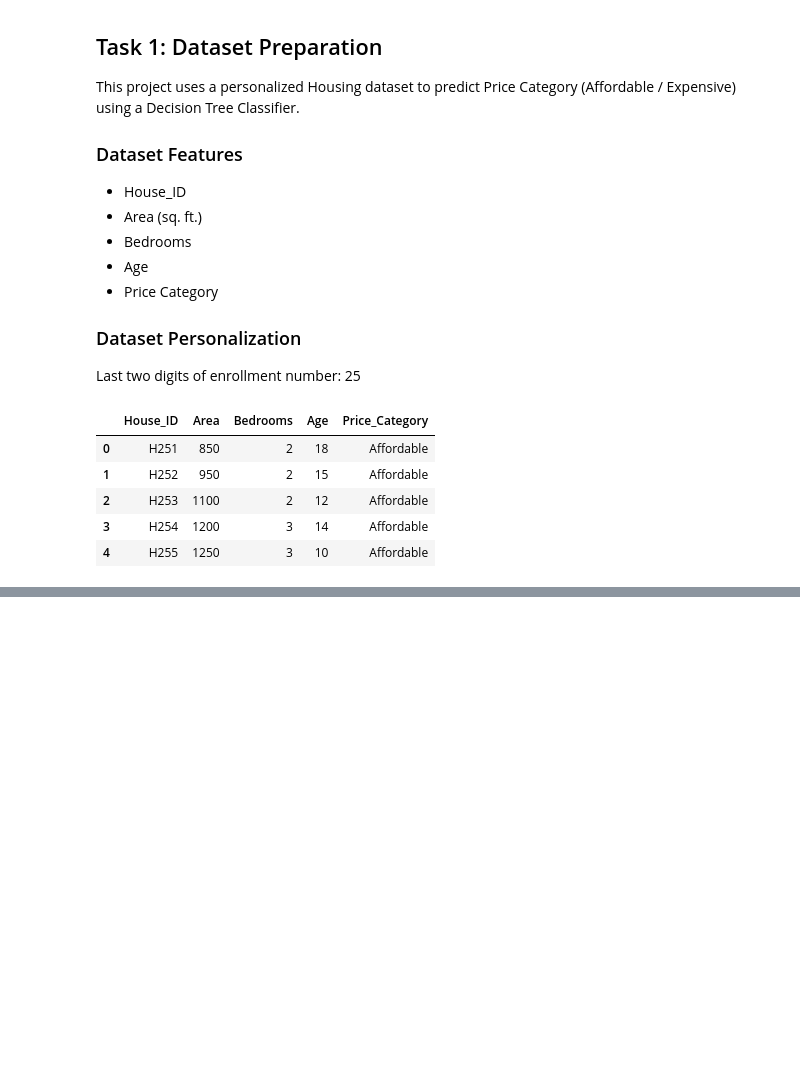
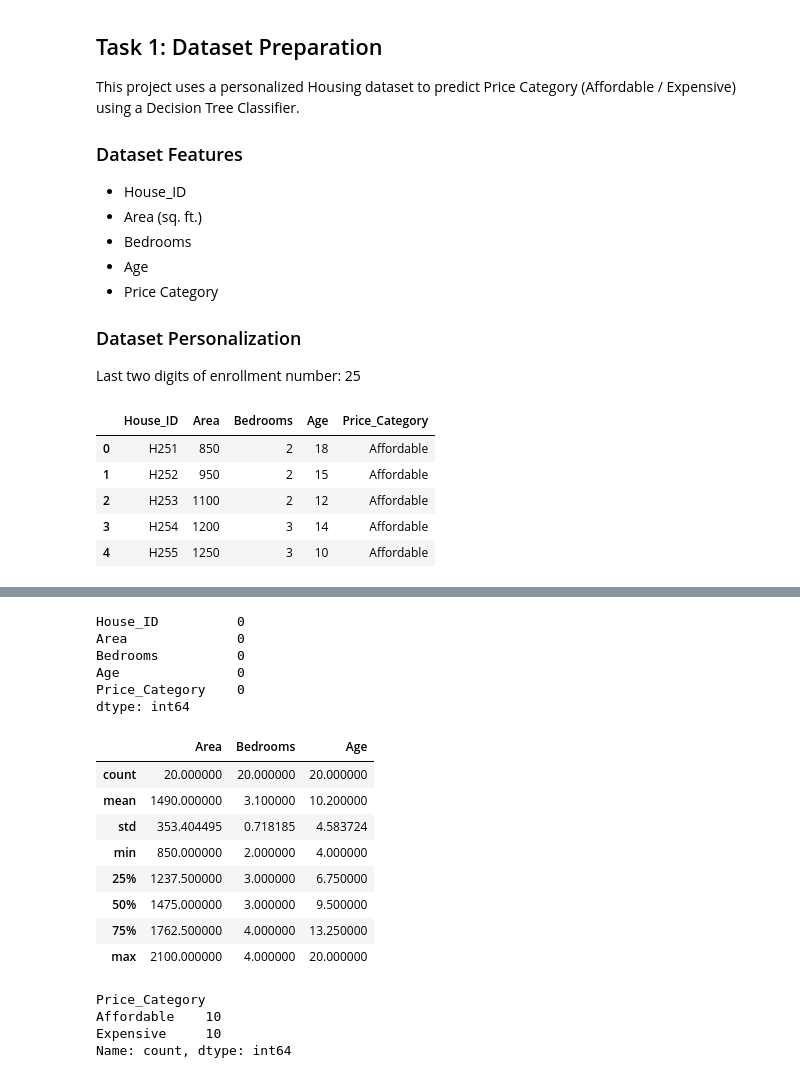
Before and after one commit to tirthuu27/Housing-Decision-Tree, a Jupyter notebook: housing_decision_tree.ipynb, the cells around one changed output, grey strips where cells are left out. Saved outputs shown, nothing was run; the diff lists cells and outputs as text; code cells hidden in the pictures; blank space fills up the shorter version.

```diff
--- a/housing_decision_tree.ipynb
+++ b/housing_decision_tree.ipynb
@@ -19,7 +19,7 @@ Last two digits of enrollment number: 25
 import pandas as pd
 
 # Load the housing dataset
-df = pd.read_csv(r"D:\New folder\housing.csv")
+df = pd.read_csv(r"D:\Housing-Decision-Tree\data\housing.csv")
 
 # Display first five records
 df.head()
@@ -32,0 +51,31 @@ df.head()
+# %%
+# Check for missing values
+df.isnull().sum()
+# %% [output]
+House_ID          0
+Area              0
+Bedrooms          0
+Age               0
+Price_Category    0
+dtype: int64
+# %%
+# Display summary statistics
+df.describe()
+# %% [output]
+|  | Area | Bedrooms | Age |
+| count | 20.000000 | 20.000000 | 20.000000 |
+| mean | 1490.000000 | 3.100000 | 10.200000 |
+| std | 353.404495 | 0.718185 | 4.583724 |
+| min | 850.000000 | 2.000000 | 4.000000 |
+| 25% | 1237.500000 | 3.000000 | 6.750000 |
+| 50% | 1475.000000 | 3.000000 | 9.500000 |
+| 75% | 1762.500000 | 4.000000 | 13.250000 |
+| max | 2100.000000 | 4.000000 | 20.000000 |
+# %%
+# Count houses in each price category
+df["Price_Category"].value_counts()
+# %% [output]
+Price_Category
+Affordable    10
+Expensive     10
+Name: count, dtype: int64
```
Also changed, not shown: parts of 18 cells of this notebook.
